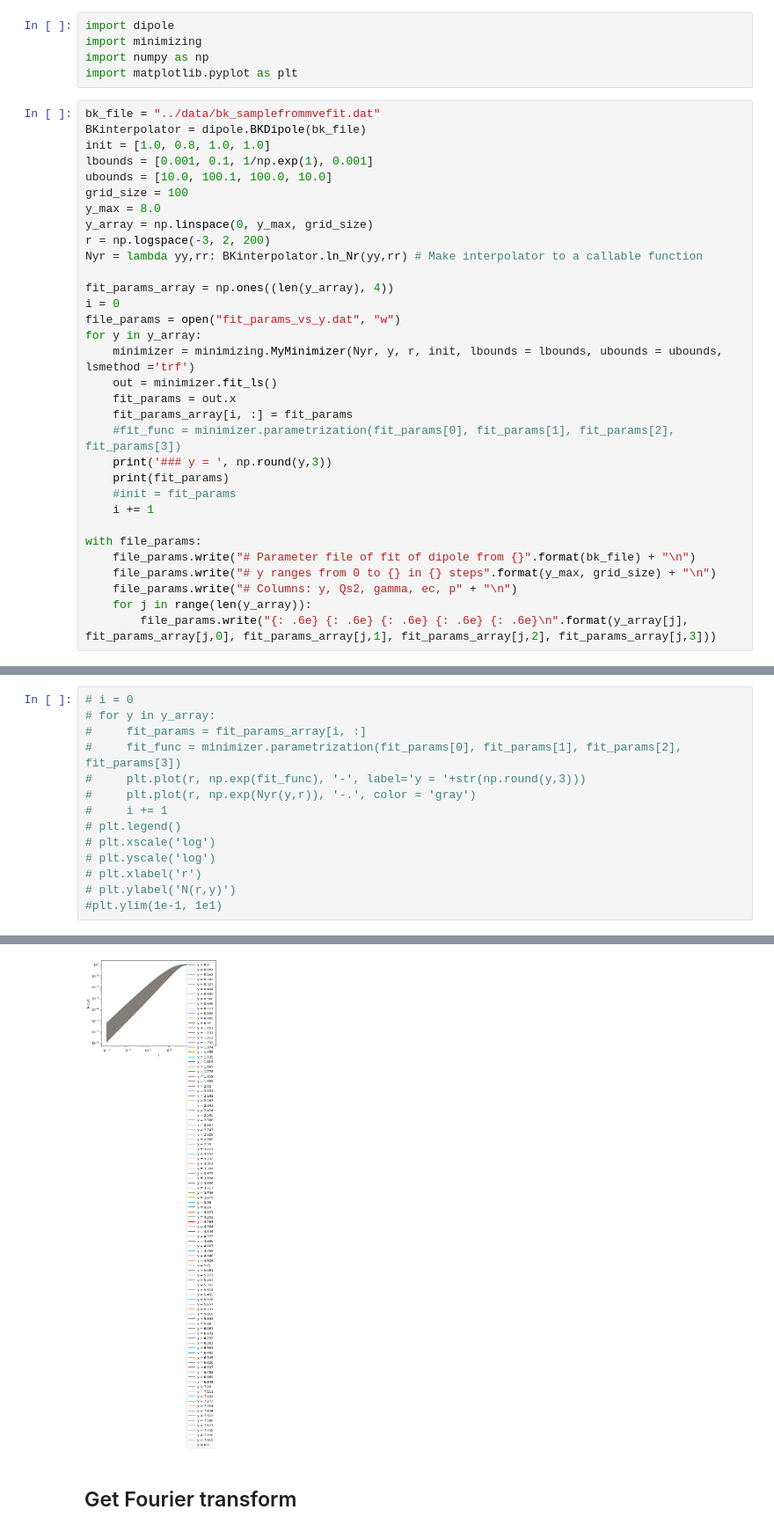
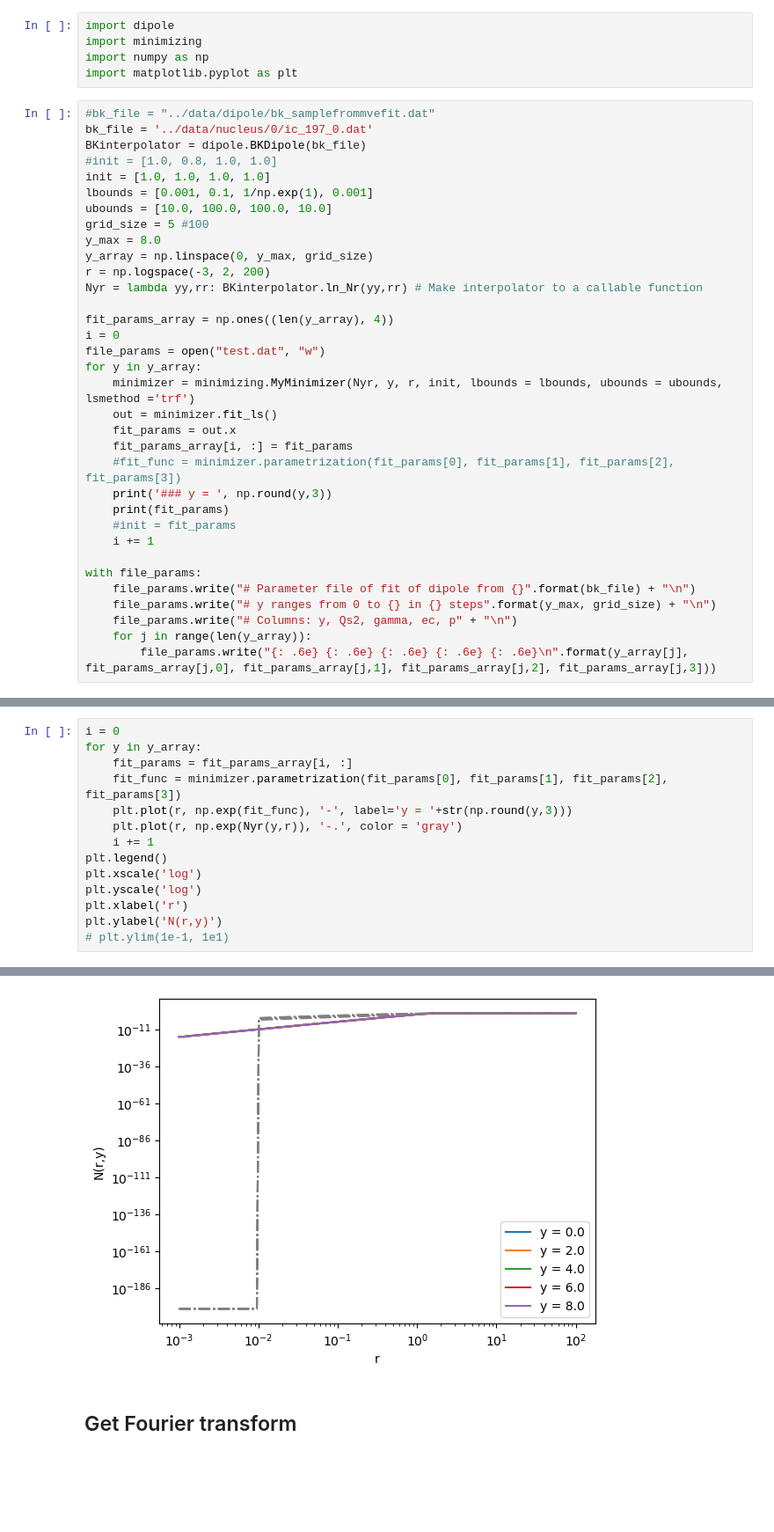
Before and after one commit to camcasuga/sidis_fit, a Jupyter notebook: src/fitting.ipynb, the cells around one changed output, grey strips where cells are left out. Shown at 88% size. Cells and saved outputs as stored; diff of their text form; blank space fills up the shorter version.

```diff
--- a/src/fitting.ipynb
+++ b/src/fitting.ipynb
@@ -4,12 +4,14 @@ import minimizing
 import numpy as np
 import matplotlib.pyplot as plt
 # %%
-bk_file = "../data/bk_samplefrommvefit.dat"
+#bk_file = "../data/dipole/bk_samplefrommvefit.dat"
+bk_file = '../data/nucleus/0/ic_197_0.dat'
 BKinterpolator = dipole.BKDipole(bk_file)
-init = [1.0, 0.8, 1.0, 1.0]
+#init = [1.0, 0.8, 1.0, 1.0]
+init = [1.0, 1.0, 1.0, 1.0]
 lbounds = [0.001, 0.1, 1/np.exp(1), 0.001]
-ubounds = [10.0, 100.1, 100.0, 10.0]
-grid_size = 100
+ubounds = [10.0, 100.0, 100.0, 10.0]
+grid_size = 5 #100
 y_max = 8.0
 y_array = np.linspace(0, y_max, grid_size)
 r = np.logspace(-3, 2, 200)
@@ -17,7 +19,7 @@ Nyr = lambda yy,rr: BKinterpolator.ln_Nr(yy,rr) # Make interpolator to a callabl
 
 fit_params_array = np.ones((len(y_array), 4))
 i = 0
-file_params = open("fit_params_vs_y.dat", "w")
+file_params = open("test.dat", "w")
 for y in y_array:
     minimizer = minimizing.MyMinimizer(Nyr, y, r, init, lbounds = lbounds, ubounds = ubounds, lsmethod ='trf')
     out = minimizer.fit_ls()
@@ -56,20 +42,20 @@ with file_params:
 # %%
-# i = 0
-# for y in y_array:
-#     fit_params = fit_params_array[i, :]
-#     fit_func = minimizer.parametrization(fit_params[0], fit_params[1], fit_params[2], fit_params[3])
-#     plt.plot(r, np.exp(fit_func), '-', label='y = '+str(np.round(y,3)))
-#     plt.plot(r, np.exp(Nyr(y,r)), '-.', color = 'gray')
-#     i += 1
-# plt.legend()
-# plt.xscale('log')
-# plt.yscale('log')
-# plt.xlabel('r')
-# plt.ylabel('N(r,y)')
-#plt.ylim(1e-1, 1e1)
+i = 0
+for y in y_array:
+    fit_params = fit_params_array[i, :]
+    fit_func = minimizer.parametrization(fit_params[0], fit_params[1], fit_params[2], fit_params[3])
+    plt.plot(r, np.exp(fit_func), '-', label='y = '+str(np.round(y,3)))
+    plt.plot(r, np.exp(Nyr(y,r)), '-.', color = 'gray')
+    i += 1
+plt.legend()
+plt.xscale('log')
+plt.yscale('log')
+plt.xlabel('r')
+plt.ylabel('N(r,y)')
+# plt.ylim(1e-1, 1e1)
 # %% [output]
 Text(0, 0.5, 'N(r,y)')
-[figure, old version]
+[figure, new version]
 # %% [markdown]
 ## Get Fourier transform
 # %%
```
Also changed, not shown: parts of 5 cells of this notebook, 4 other files.
